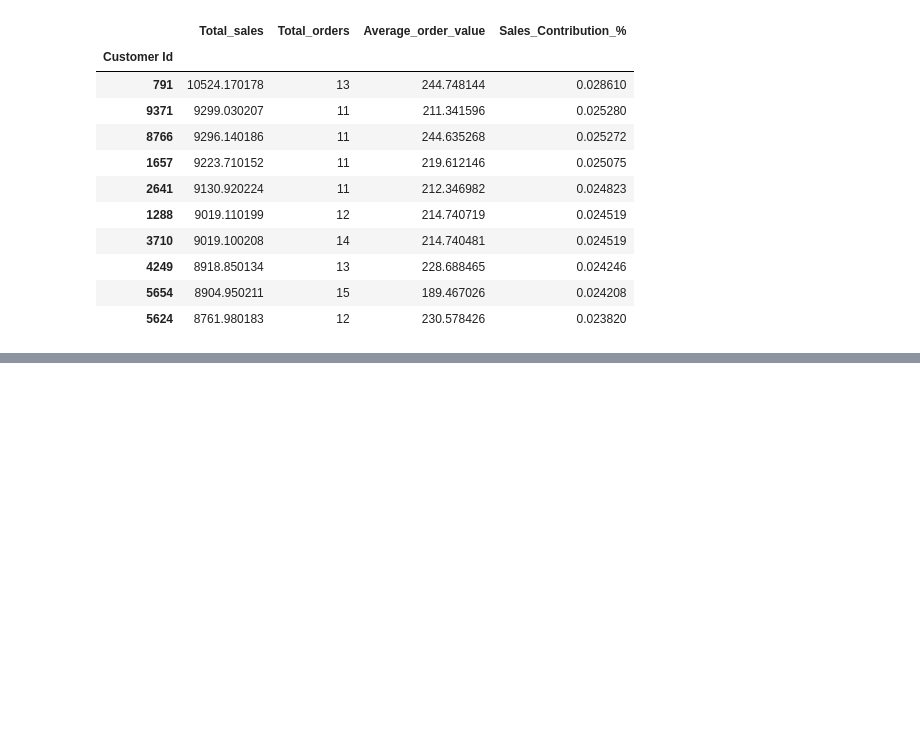
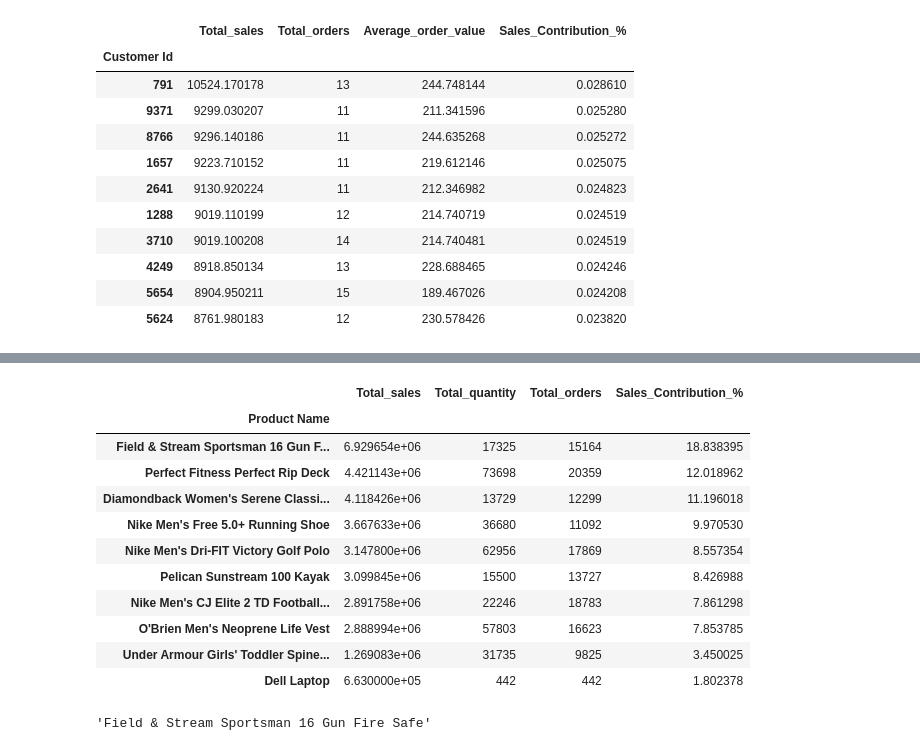
Before and after one commit to ivaibhavpawar1045/Python-Data-Analytics, a Jupyter notebook: 22_advanced_groupby_and_business_metrics/advanced_groupby_analysis.ipynb, the cells around one changed output, grey strips where cells are left out. Cells and saved outputs as stored; diff of their text form; code cells hidden in the pictures; blank space fills up the shorter version.

Commit message:
Analyze product performance and sales contribution

```diff
--- a/22_advanced_groupby_and_business_metrics/advanced_groupby_analysis.ipynb
+++ b/22_advanced_groupby_and_business_metrics/advanced_groupby_analysis.ipynb
@@ -299,0 +302,10 @@ high_value_customers.sort_values(
+# %%
+product_analysis = df.groupby("Product Name").agg(
+     Total_sales = ("Sales" , "sum"),
+     Total_quantity = ("Order Item Quantity" , "sum"),
+     Total_orders = ("Order Id" , "nunique")
+)
+product_analysis.sort_values(
+     by="Total_sales" ,
+     ascending=False
+).head(10)
@@ -299,0 +325,29 @@ high_value_customers.sort_values(
+# %%
+# sales contribution
+total_product_sales = product_analysis["Total_sales"].sum()
+product_analysis["Sales_Contribution_%"] = (
+     product_analysis["Total_sales"]
+     .div(total_product_sales)
+     .mul(100)
+)
+product_analysis.sort_values(
+     by="Sales_Contribution_%" ,
+     ascending=False
+).head(10)
+# %% [output]
+|  | Total_sales | Total_quantity | Total_orders | Sales_Contribution_% |
+| Product Name |  |  |  |  |
+| Field & Stream Sportsman 16 Gun F... | 6.929654e+06 | 17325 | 15164 | 18.838395 |
+| Perfect Fitness Perfect Rip Deck | 4.421143e+06 | 73698 | 20359 | 12.018962 |
+| Diamondback Women's Serene Classi... | 4.118426e+06 | 13729 | 12299 | 11.196018 |
+| Nike Men's Free 5.0+ Running Shoe | 3.667633e+06 | 36680 | 11092 | 9.970530 |
+| Nike Men's Dri-FIT Victory Golf Polo | 3.147800e+06 | 62956 | 17869 | 8.557354 |
+| Pelican Sunstream 100 Kayak | 3.099845e+06 | 15500 | 13727 | 8.426988 |
+| Nike Men's CJ Elite 2 TD Football... | 2.891758e+06 | 22246 | 18783 | 7.861298 |
+| O'Brien Men's Neoprene Life Vest | 2.888994e+06 | 57803 | 16623 | 7.853785 |
+| Under Armour Girls' Toddler Spine... | 1.269083e+06 | 31735 | 9825 | 3.450025 |
+| Dell Laptop | 6.630000e+05 | 442 | 442 | 1.802378 |
+# %%
+product_analysis["Sales_Contribution_%"].idxmax()
+# %% [output]
+'Field & Stream Sportsman 16 Gun Fire Safe'
```
Also changed, not shown: parts of 2 cells of this notebook.
